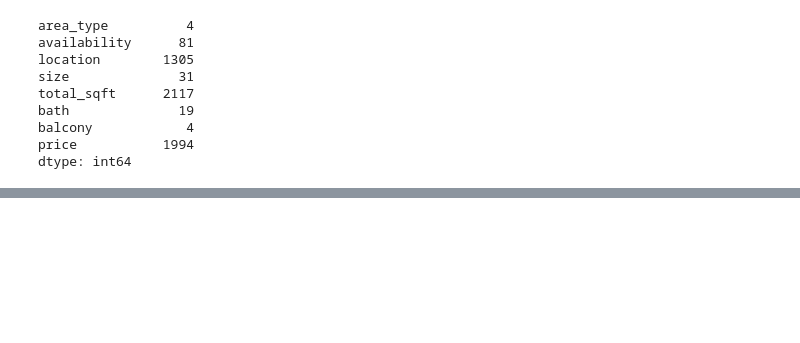
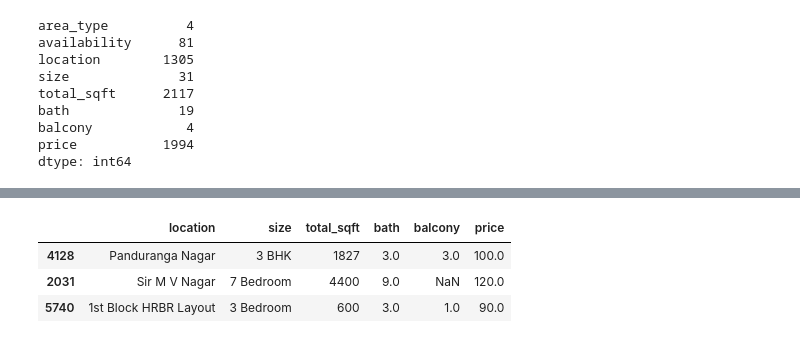
Before and after one commit to Nishant840/House-Price-Prediction, a Jupyter notebook: House_Price_Prediction.ipynb, the cells around one changed output, grey strips where cells are left out. Cells and saved outputs as stored; diff of their text form; code cells hidden in the pictures; blank space fills up the shorter version.

```diff
--- a/House_Price_Prediction.ipynb
+++ b/House_Price_Prediction.ipynb
@@ -105,0 +136,10 @@ dtype: int64
+# %%
+# availability have 81 categories but one value is around 80% so this feature is not usefull
+df.drop(columns=['availability'],inplace=True)
+# %%
+df.sample(3)
+# %% [output]
+|  | location | size | total_sqft | bath | balcony | price |
+| 4128 | Panduranga Nagar | 3 BHK | 1827 | 3.0 | 3.0 | 100.0 |
+| 2031 | Sir M V Nagar | 7 Bedroom | 4400 | 9.0 | NaN | 120.0 |
+| 5740 | 1st Block HRBR Layout | 3 Bedroom | 600 | 3.0 | 1.0 | 90.0 |
```
Also changed, not shown: parts of 19 cells of this notebook.
